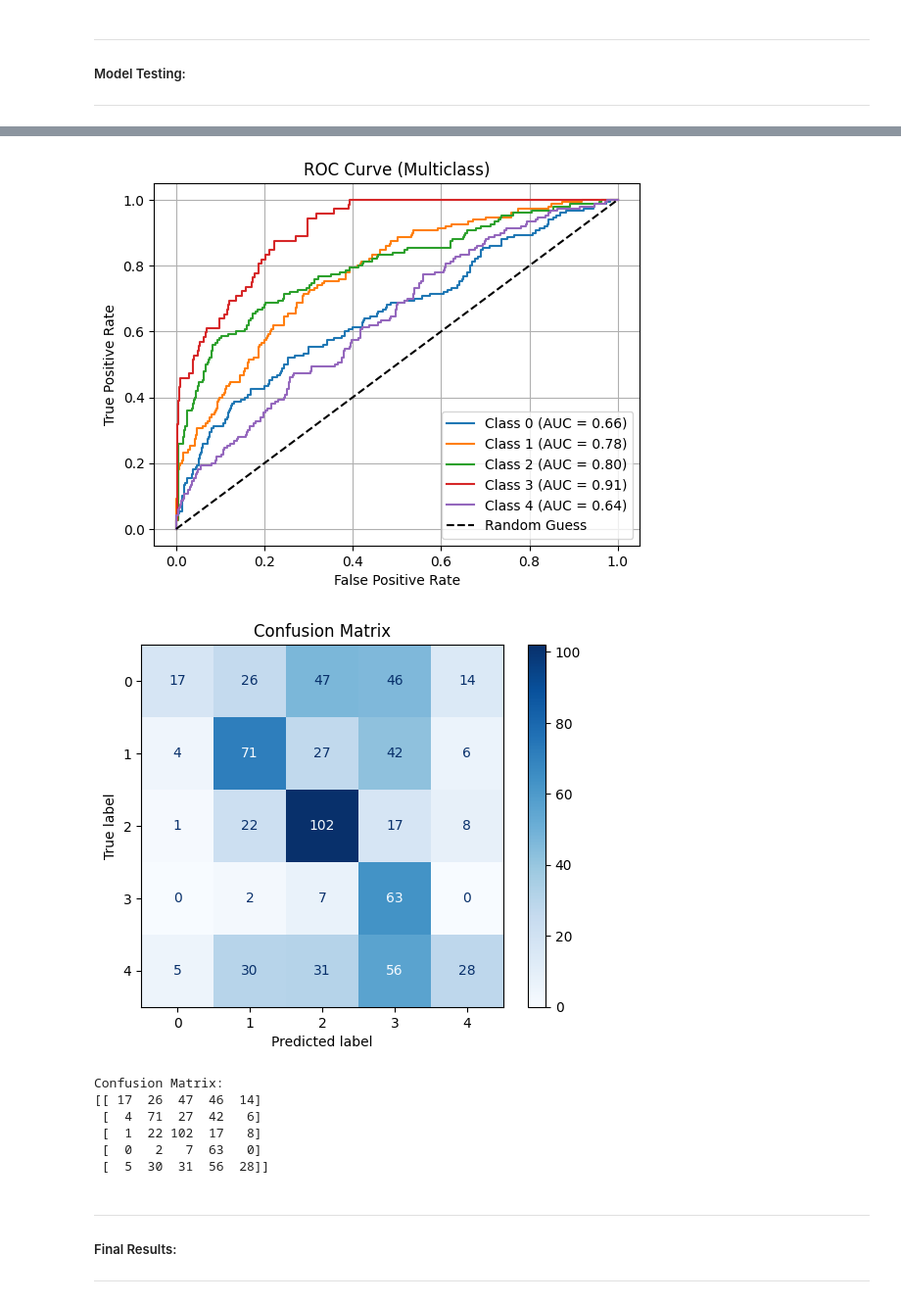
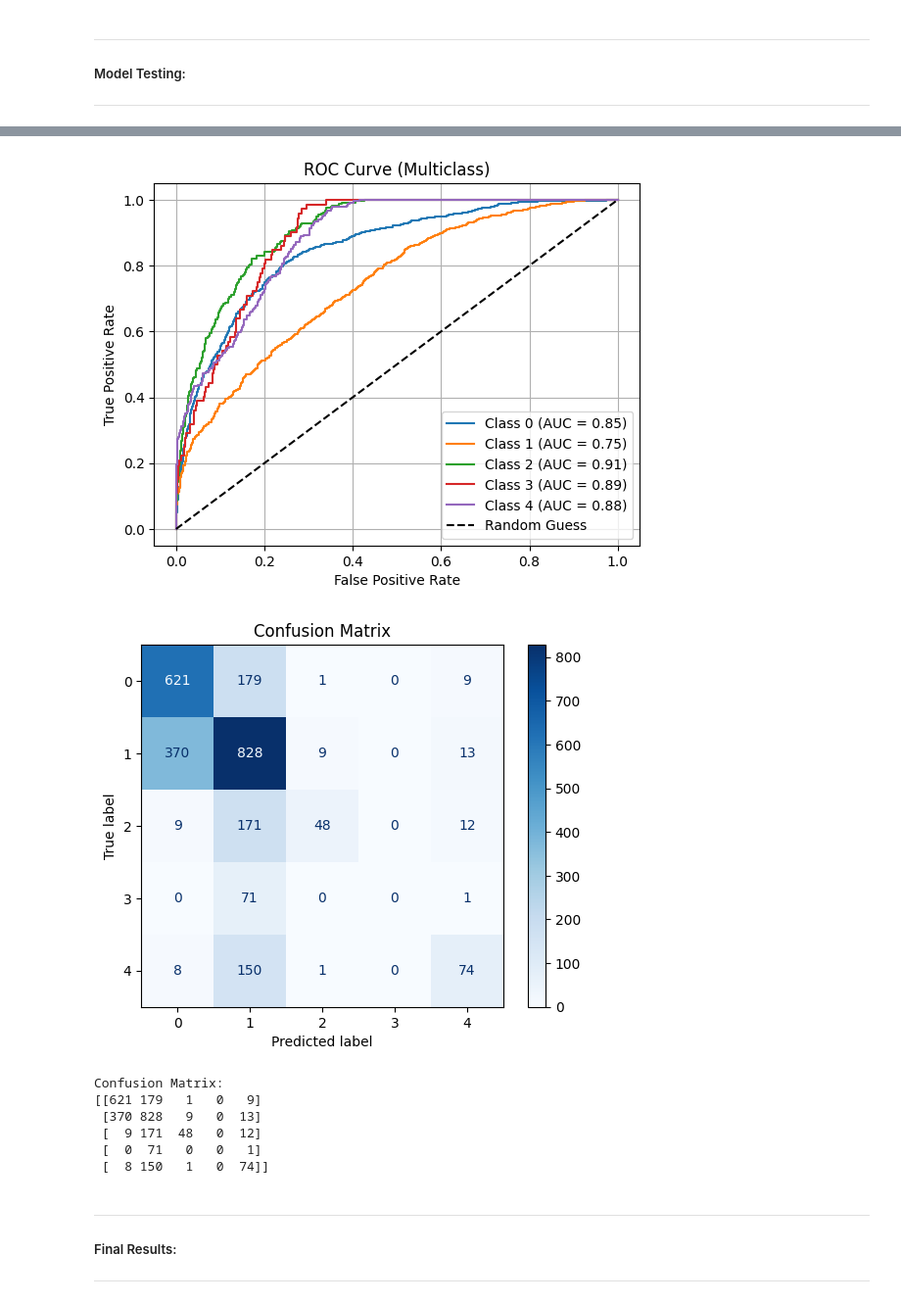
Before and after one commit to jeffock/mri_alz_prog_CNN, a Jupyter notebook: mri_alz_prog.ipynb, the cells around one changed output, grey strips where cells are left out. Shown at 98% size. Saved outputs shown, nothing was run; the diff lists cells and outputs as text; code cells hidden in the pictures.

```diff
--- a/mri_alz_prog.ipynb
+++ b/mri_alz_prog.ipynb
@@ -83,5 +83,6 @@ Found 672 images belonging to 5 classes.
 # %%
 labels = ['Reduced AD','Reduced CN', 'Reduced EMCI', 'Reduced LMCI','Reduced MCI']
+labels = ['Final AD JPEG','Final CN JPEG', 'Final EMCI JPEG', 'Final LMCI JPEG','Final MCI JPEG']
 
 X_train = []  # Training Dataset
 Y_train = []  # Training Labels
@@ -90,7 +91,7 @@ image_size = 150
 cwd = os.getcwd()  # Current working directory
 
 for i in labels:
-    folderPath = os.path.join(cwd, "Reduced-Alzheimers-ADNI", "train", i)
+    folderPath = os.path.join(cwd, "Alzheimers-ADNI", "train", i)
     for j in tqdm(os.listdir(folderPath)):
         image_path = os.path.join(folderPath, j)
         image = cv2.imread(image_path)
@@ -112,7 +113,7 @@ image_size = 150
 cwd = os.getcwd()  # Current working directory
 
 for i in labels:
-    folderPath = os.path.join(cwd, "Reduced-Alzheimers-ADNI", "test", i)
+    folderPath = os.path.join(cwd, "Alzheimers-ADNI", "test", i)
     for j in tqdm(os.listdir(folderPath)):
         image_path = os.path.join(folderPath, j)
         image = cv2.imread(image_path)
@@ -292,17 +291,38 @@ modelRNN.compile(optimizer='adam', loss='categorical_crossentropy', metrics=['ac
+# %%
+from tensorflow.keras.layers import Bidirectional
+
+# BiLSTM Model
+modelBiLSTM = Sequential()
+# Add Bidirectional LSTM layers with Dropout
+modelBiLSTM.add(Bidirectional(LSTM(128, return_sequences=True, dropout=0.3, recurrent_dropout=0.2),
+                               input_shape=(image_size, image_size * 3)))
+modelBiLSTM.add(Bidirectional(LSTM(64, return_sequences=False, dropout=0.3, recurrent_dropout=0.2)))
+# Add fully connected (Dense) layers with Dropout
+modelBiLSTM.add(Dense(32, activation='relu'))
+modelBiLSTM.add(Dropout(0.4))  # Dropout on the dense layer
+# Output layer
+modelBiLSTM.add(Dense(len(labels), activation='softmax'))
+
+# Compile the model
+modelBiLSTM.compile(optimizer=Adam(learning_rate=0.0005), loss='categorical_crossentropy', metrics=['accuracy'])
 # %% [markdown]
 ---
 ##### Model Training:
 ---
 # %%
-# Train the RNN model
-history = modelRNN.fit(
-    Xtrain_use, Ytrain_onehot,
-    validation_data=(Xtest_use, Ytest_onehot),
-    epochs=50,
-    batch_size=16
+from tensorflow.keras.backend import clear_session
+
+clear_session()  # Clear the backend session
+
+# Train the model
+history = modelBiLSTM.fit(
+    Xtrain_rnn, Ytrain_onehot,
+    validation_data=(Xtest_rnn, Ytest_onehot),
+    epochs=25,
+    batch_size=32
 )
 
 # Evaluate the model
-test_loss, test_accuracy = modelRNN.evaluate(Xtest_use, Ytest_onehot)
+test_loss, test_accuracy = modelBiLSTM.evaluate(Xtest_rnn, Ytest_onehot)
 print(f"Test Loss: {test_loss}, Test Accuracy: {test_accuracy}")
 # %% [output]
@@ -411,7 +431,7 @@ import matplotlib.pyplot as plt
 import numpy as np
 
 # Get predictions
-Ypred_probs = modelRNN.predict(Xtest_use)  # Predicted probabilities
+Ypred_probs = modelBiLSTM.predict(Xtest_rnn)  # Predicted probabilities
 Ypred_classes = np.argmax(Ypred_probs, axis=1)  # Predicted classes
 Ytrue_classes = np.argmax(Ytest_onehot, axis=1)  # True classes
 
@@ -459,11 +479,11 @@ print(conf_matrix)
-[figure, old version]
+[figure, new version]
-[figure, old version]
+[figure, new version]
 Confusion Matrix:
-[[ 17  26  47  46  14]
- [  4  71  27  42   6]
- [  1  22 102  17   8]
- [  0   2   7  63   0]
- [  5  30  31  56  28]]
+[[621 179   1   0   9]
+ [370 828   9   0  13]
+ [  9 171  48   0  12]
+ [  0  71   0   0   1]
+ [  8 150   1   0  74]]
 # %% [markdown]
 ---
 ##### Final Results:
```
Also changed, not shown: parts of 13 cells of this notebook.
